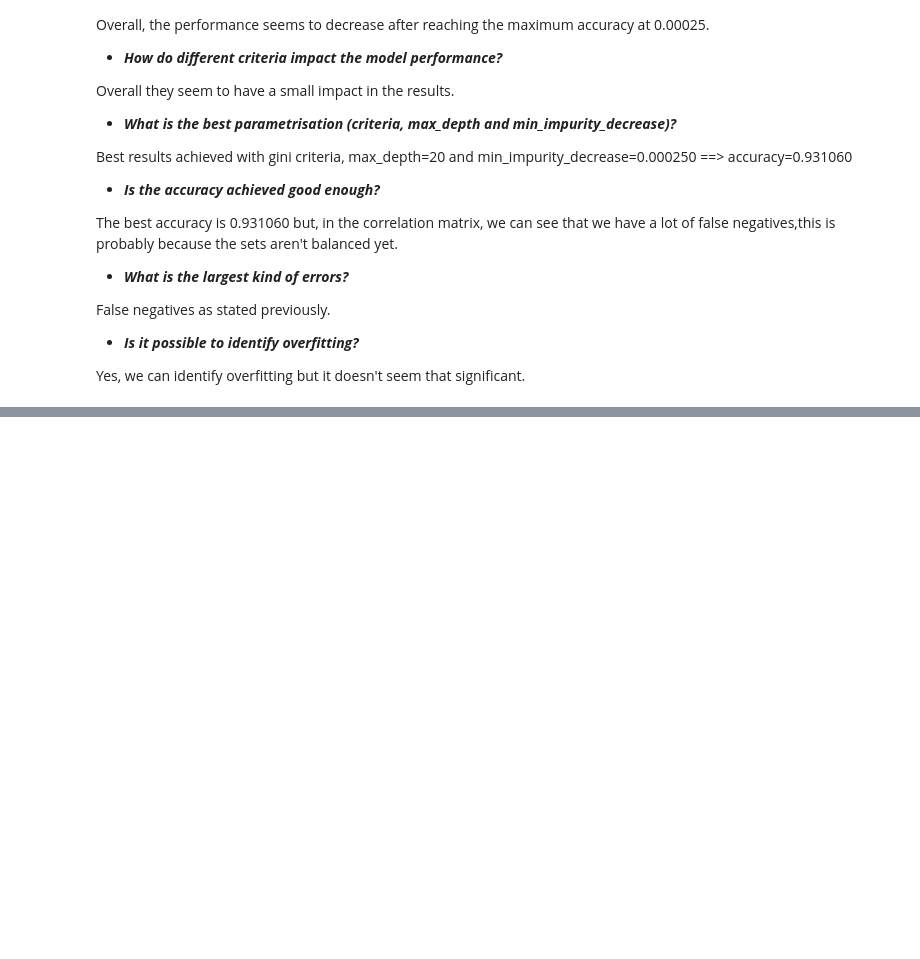
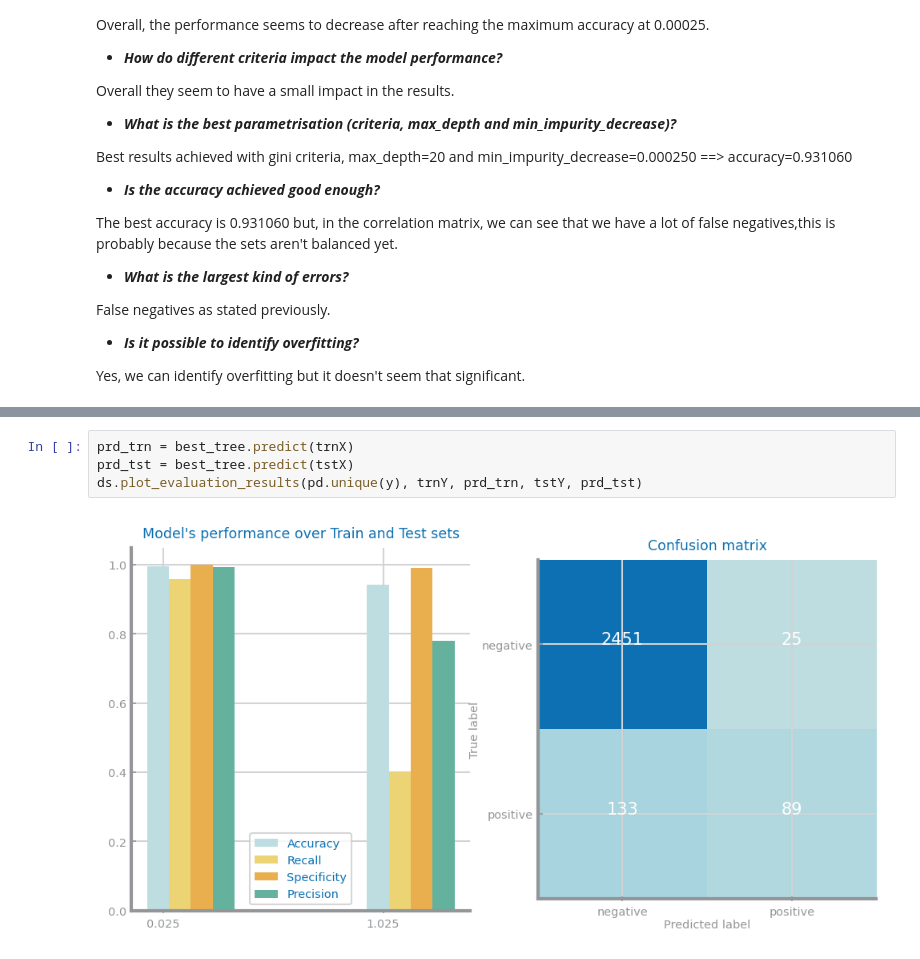
Before and after one commit to filipesousaist/ds_project, a Jupyter notebook: dataset2/3_Classification.ipynb, the cells around one changed output, grey strips where cells are left out. Saved outputs shown, nothing was run; the diff lists cells and outputs as text; blank space fills up the shorter version.

```diff
--- a/dataset2/3_Classification.ipynb
+++ b/dataset2/3_Classification.ipynb
@@ -369,0 +421,6 @@ Yes, we can identify overfitting but it doesn't seem that significant.
+# %%
+prd_trn = best_tree.predict(trnX)
+prd_tst = best_tree.predict(tstX)
+ds.plot_evaluation_results(pd.unique(y), trnY, prd_trn, tstY, prd_tst)
+# %% [output]
+[figure, added]
```
Also changed, not shown: parts of 14 cells of this notebook, 6 other files.
